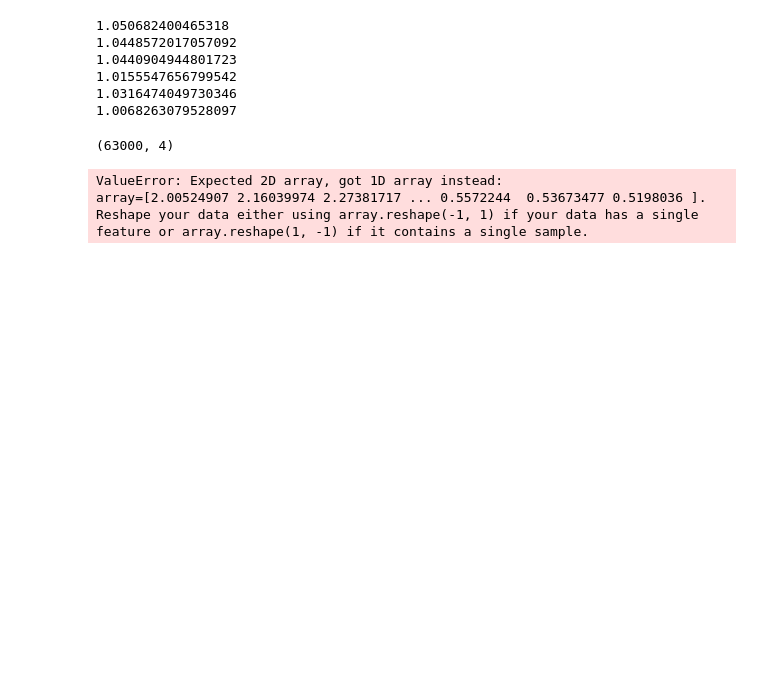
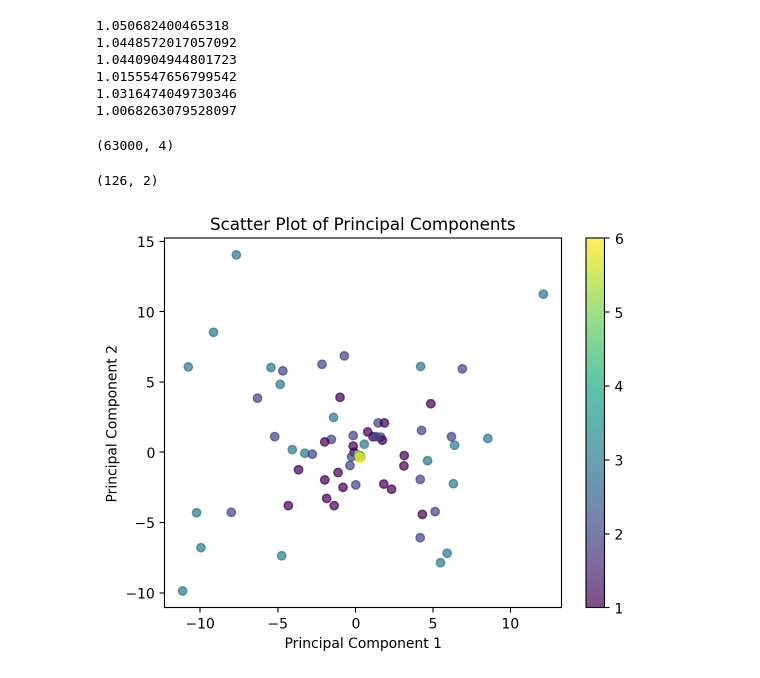
Before and after one commit to Reckadon/ES335-ML-Assignment-1, a Jupyter notebook: scratch_7.ipynb, the cells around one changed output. Cells and saved outputs as stored; diff of their text form; code cells hidden in the pictures; blank space fills up the shorter version.

```diff
--- a/scratch_7.ipynb
+++ b/scratch_7.ipynb
@@ -138,12 +286,18 @@ print(df.shape)
 # %%
 from sklearn.preprocessing import StandardScaler
 df["totalacc"] = df["accx"]**2 + df["accy"]**2 + df["accz"]**2
-s = StandardScaler()
-totalaccscaled = s.fit_transform(df["totalacc"])
+# s = StandardScaler()
+# totalaccscaled = s.fit_transform(df["totalacc"]
 pca = PCA(n_components=2)
-xpca = pca.fit_transform(totalaccscaled)
+xpca = pca.fit_transform(df["totalacc"].values.reshape(-1,500))
 print(xpca.shape)
+scatter = plt.scatter(xpca[:, 0],xpca[:, 1],c=y_train,cmap='viridis',alpha=0.7)
+# print(xpca.size)
+plt.xlabel('Principal Component 1')
+plt.ylabel('Principal Component 2')
+plt.title('Scatter Plot of Principal Components')
+plt.colorbar(scatter)
+plt.show()
 # %% [output]
-ValueError: Expected 2D array, got 1D array instead:
-array=[2.00524907 2.16039974 2.27381717 ... 0.5572244  0.53673477 0.5198036 ].
-Reshape your data either using array.reshape(-1, 1) if your data has a single feature or array.reshape(1, -1) if it contains a single sample.
+(126, 2)
+[figure, added]
```
Also changed, not shown: parts of 8 cells of this notebook.
